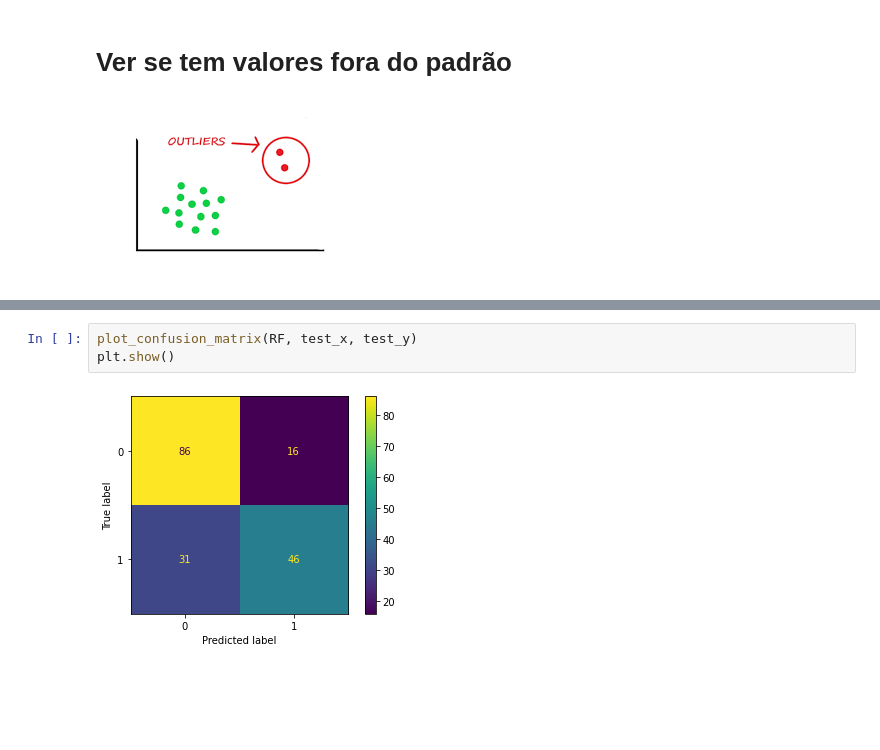
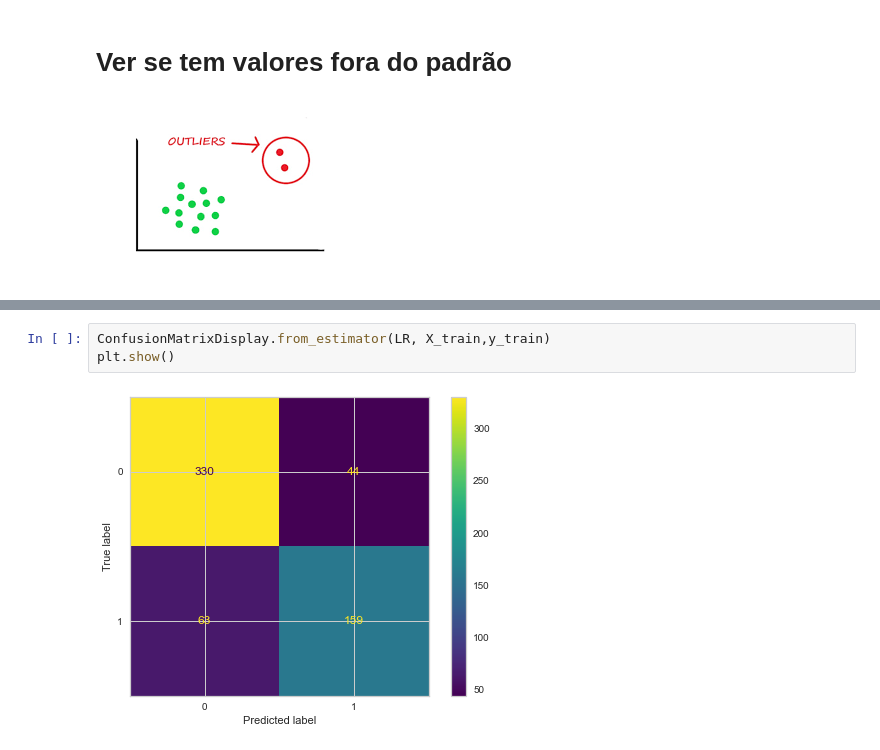
Before and after one commit to fgiordanelli/Projeto1, a Jupyter notebook: Projeto 4.ipynb, the cells around one changed output, grey strips where cells are left out. Saved outputs shown, nothing was run; the diff lists cells and outputs as text; blank space fills up the shorter version.

```diff
--- a/Projeto 4.ipynb
+++ b/Projeto 4.ipynb
@@ -216,5 +186,5 @@ dados
-# %%
-plot_confusion_matrix(RF, test_x, test_y)
-plt.show()
-# %% [output]
-[figure, removed]
+# %%
+ConfusionMatrixDisplay.from_estimator(LR, X_train,y_train)
+plt.show()
+# %% [output]
+[figure, added]
```
Also changed, not shown: parts of 44 cells of this notebook, 6 other files.
